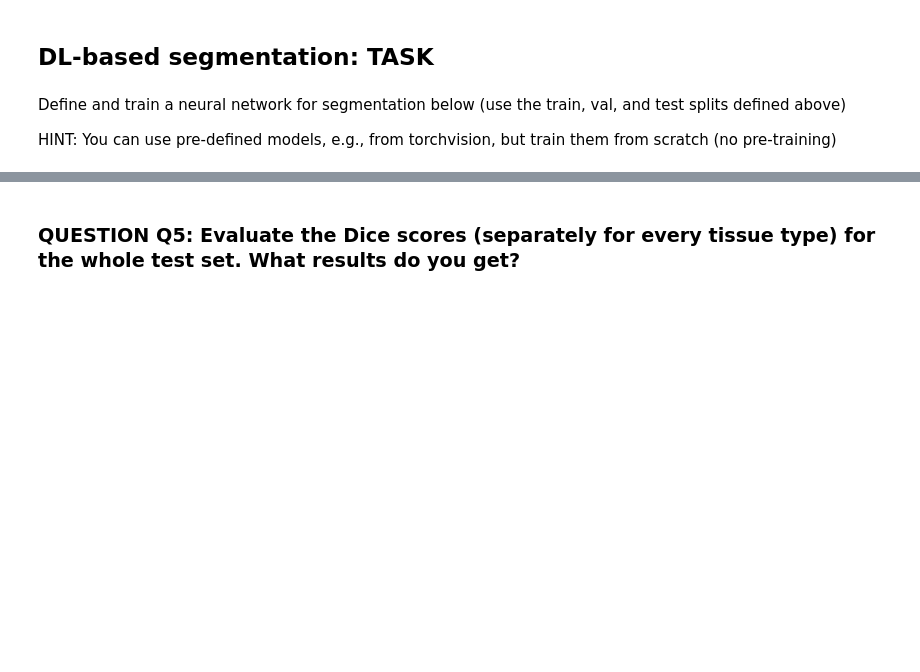
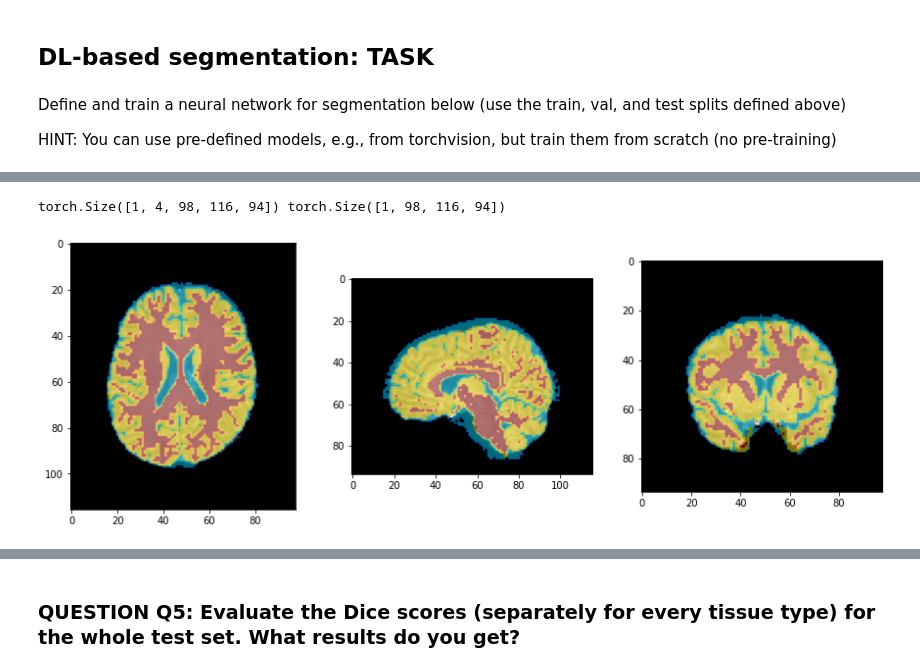
Before and after one commit to pascutc98/ai-in-medicine-practical2, a Jupyter notebook: segmentation_main.ipynb, the cells around one changed output, grey strips where cells are left out. Saved outputs shown, nothing was run; the diff lists cells and outputs as text; code cells hidden in the pictures; blank space fills up the shorter version.

```diff
--- a/segmentation_main.ipynb
+++ b/segmentation_main.ipynb
@@ -315,0 +626,14 @@ pred_seg_3 = None
+# %%
+im = load_nii(test_files[0])
+model.eval()
+model = model.to("cpu")
+im = torch.Tensor(im)
+pred = model.forward((im.view(1, 1, 98, 116, 94)))
+copy = pred.argmax(dim = 1)
+print(pred.shape, copy.shape)
+# %% [output]
+torch.Size([1, 4, 98, 116, 94]) torch.Size([1, 98, 116, 94])
+# %%
+plot_segmentations(im, segmentations_test[0], i=47) ## gt plot
+# %% [output]
+[figure, added]
```
Also changed, not shown: parts of 41 cells of this notebook, 1 other file.
